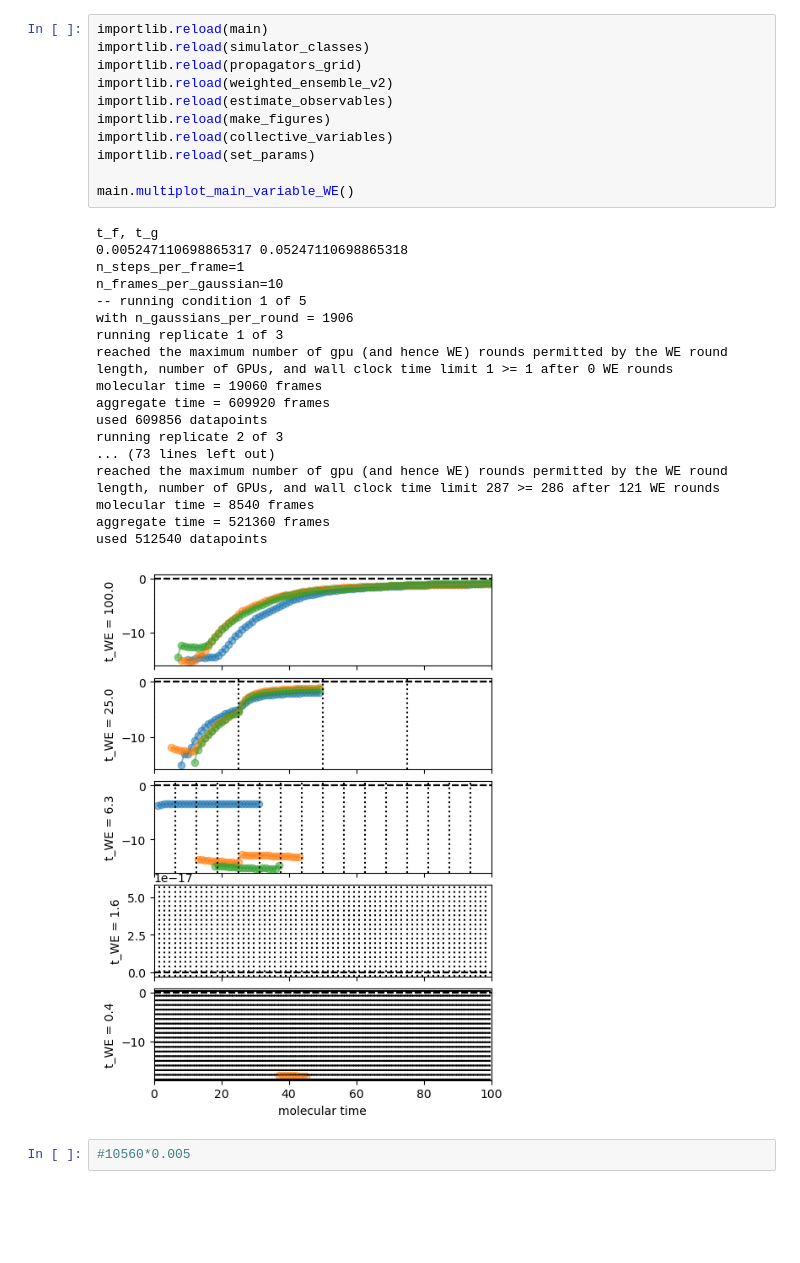
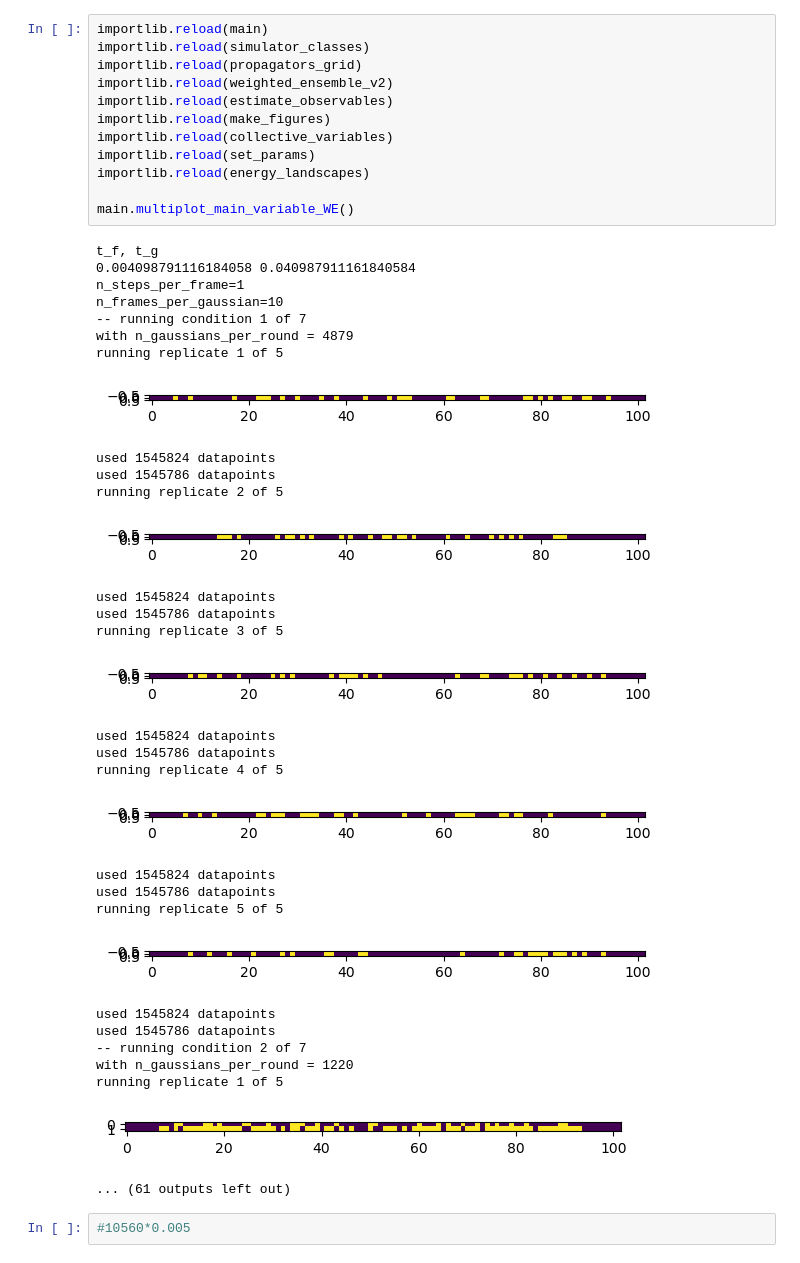
Before and after one commit to JonathanHB/sampling-methods-v4, a Jupyter notebook: test_main.ipynb, the cells around one changed output. Drawn from its saved outputs; the diff is of its cells as text; blank space fills up the shorter version.

Commit message:
various plotting upgrades, made plots

```diff
--- a/test_main.ipynb
+++ b/test_main.ipynb
@@ -11,33 +12,47 @@ import set_params
 # %%
 importlib.reload(main)
 importlib.reload(simulator_classes)
 importlib.reload(propagators_grid)
 importlib.reload(weighted_ensemble_v2)
 importlib.reload(estimate_observables)
 importlib.reload(make_figures)
 importlib.reload(collective_variables)
 importlib.reload(set_params)
+importlib.reload(energy_landscapes)
 
 main.multiplot_main_variable_WE()
 # %% [output]
 t_f, t_g
-0.005247110698865317 0.05247110698865318
+0.004098791116184058 0.040987911161840584
 n_steps_per_frame=1
 n_frames_per_gaussian=10
--- running condition 1 of 5
-with n_gaussians_per_round = 1906
-running replicate 1 of 3
-reached the maximum number of gpu (and hence WE) rounds permitted by the WE round length, number of GPUs, and wall clock time limit 1 >= 1 after 0 WE rounds
-molecular time = 19060 frames
-aggregate time = 609920 frames
-used 609856 datapoints
-running replicate 2 of 3
-... (73 lines left out)
-reached the maximum number of gpu (and hence WE) rounds permitted by the WE round length, number of GPUs, and wall clock time limit 287 >= 286 after 121 WE rounds
-molecular time = 8540 frames
-aggregate time = 521360 frames
-used 512540 datapoints
+-- running condition 1 of 7
+with n_gaussians_per_round = 4879
+running replicate 1 of 5
-[figure, old version]
+[figure, new version]
+used 1545824 datapoints
+used 1545786 datapoints
+running replicate 2 of 5
+[figure, added]
+used 1545824 datapoints
+used 1545786 datapoints
+running replicate 3 of 5
+[figure, added]
+used 1545824 datapoints
+used 1545786 datapoints
+running replicate 4 of 5
+[figure, added]
+used 1545824 datapoints
+used 1545786 datapoints
+running replicate 5 of 5
+[figure, added]
+used 1545824 datapoints
+used 1545786 datapoints
+-- running condition 2 of 7
+with n_gaussians_per_round = 1220
+running replicate 1 of 5
+[figure, added]
+... (61 outputs left out)
 # %%
 #10560*0.005
 # %%
```
Also changed, not shown: parts of 3 cells of this notebook, 11 other files.
